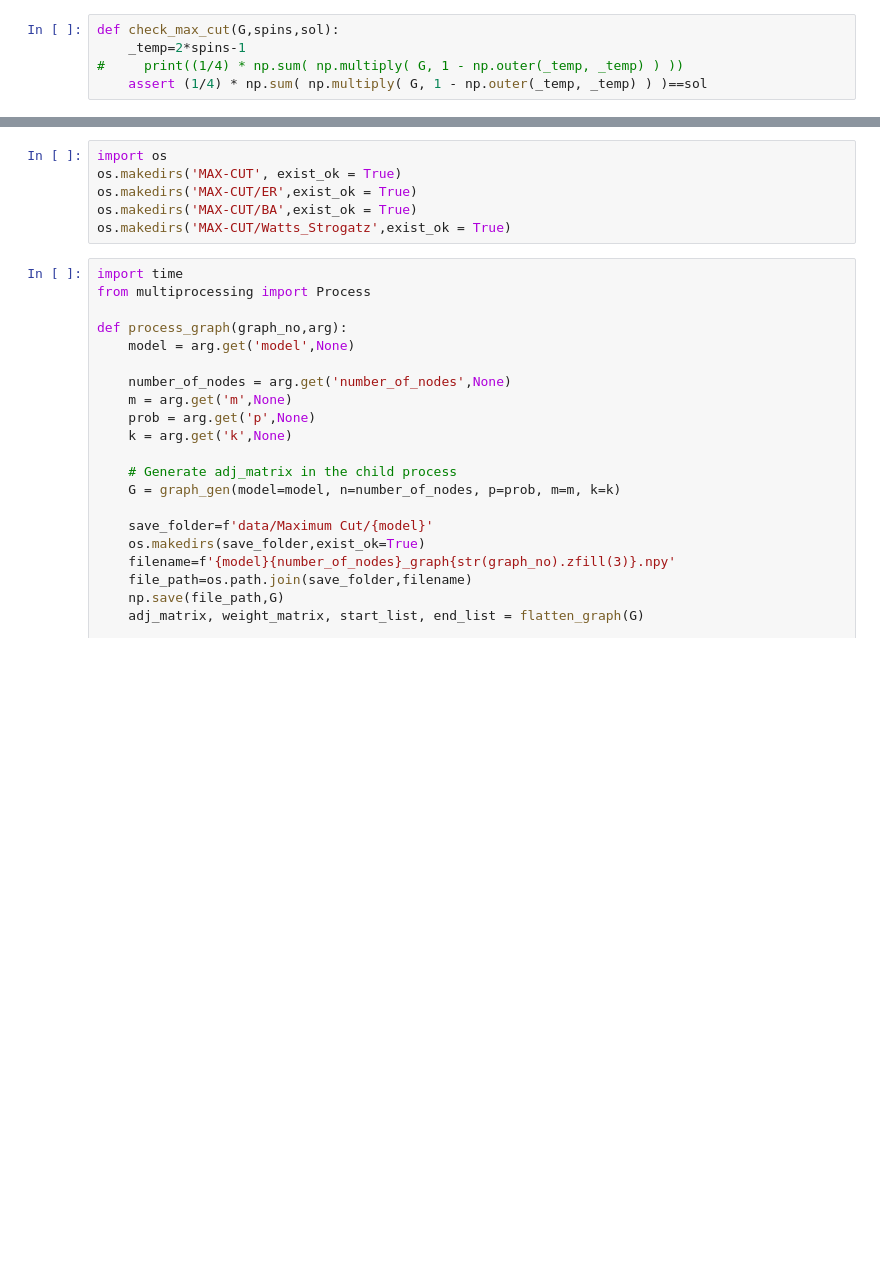
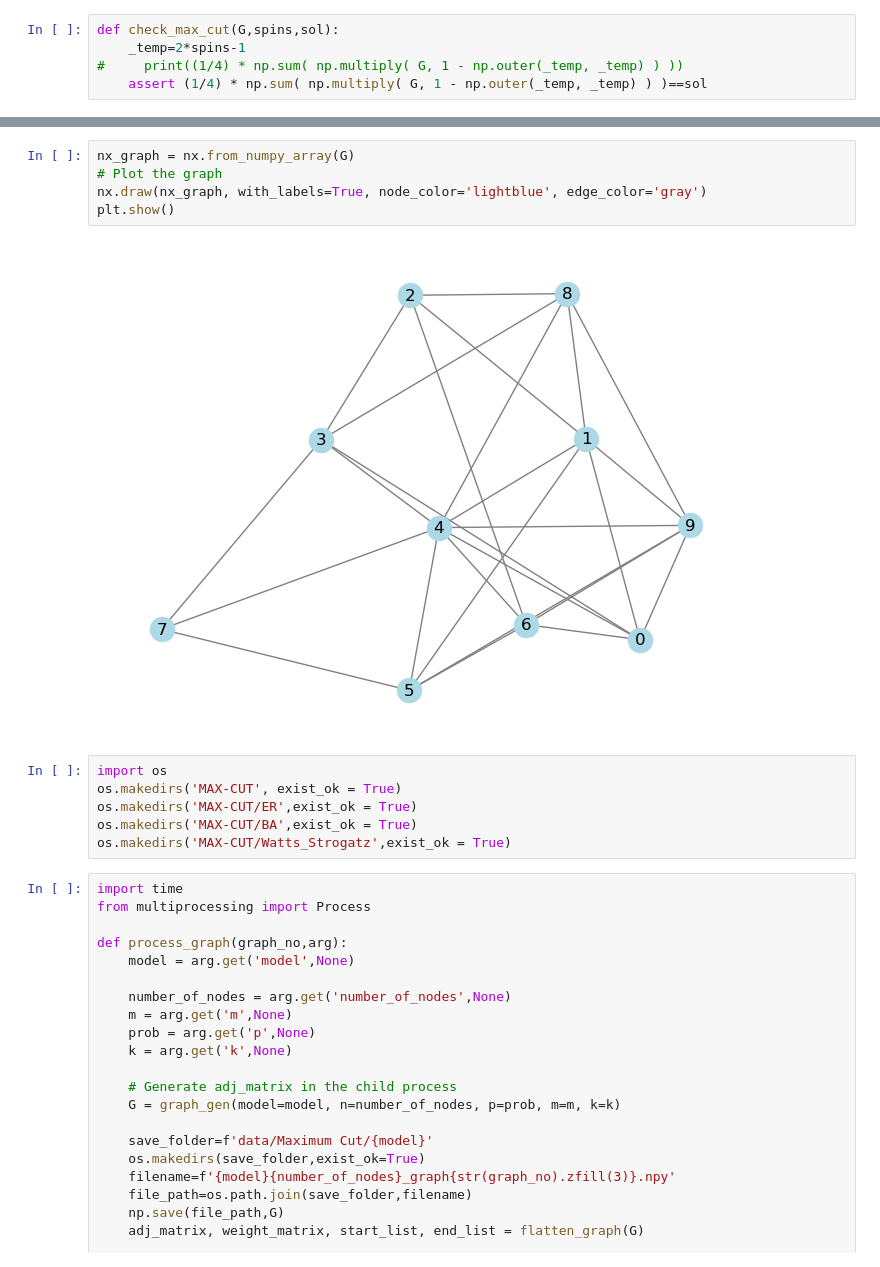
Before and after one commit to ankurnath/GuidedSearch, a Jupyter notebook: Max_Cut.ipynb, the cells around one changed output, grey strips where cells are left out. Saved outputs shown, nothing was run; the diff lists cells and outputs as text; blank space fills up the shorter version.

```diff
--- a/Max_Cut.ipynb
+++ b/Max_Cut.ipynb
@@ -600,3 +903,10 @@ def check_max_cut(G,spins,sol):
+# %%
+nx_graph = nx.from_numpy_array(G)
+# Plot the graph
+nx.draw(nx_graph, with_labels=True, node_color='lightblue', edge_color='gray')
+plt.show()
+# %% [output]
+[figure, added]
 # %%
 import os
 os.makedirs('MAX-CUT', exist_ok = True)
```
Also changed, not shown: parts of 3 cells of this notebook, 25 other files.
